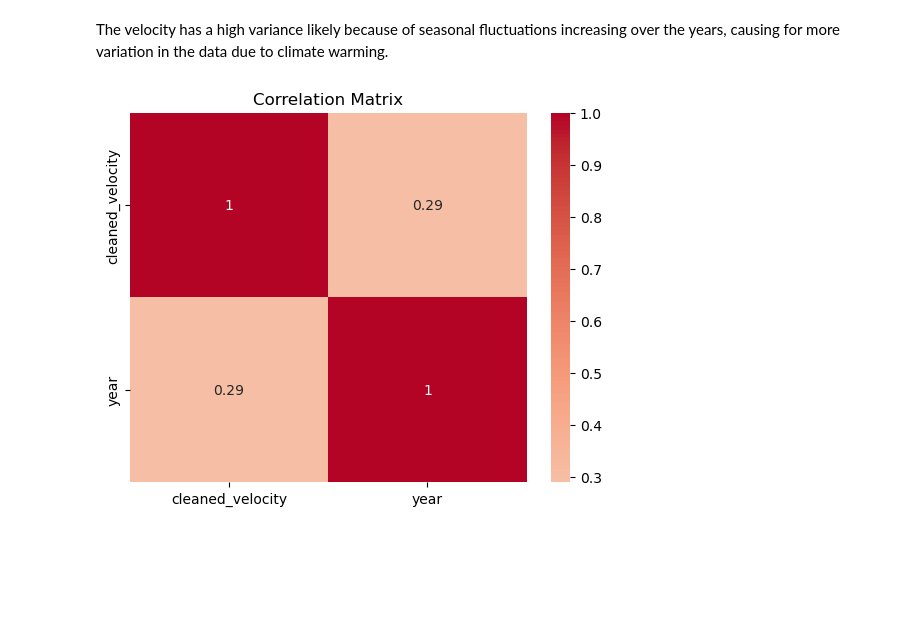
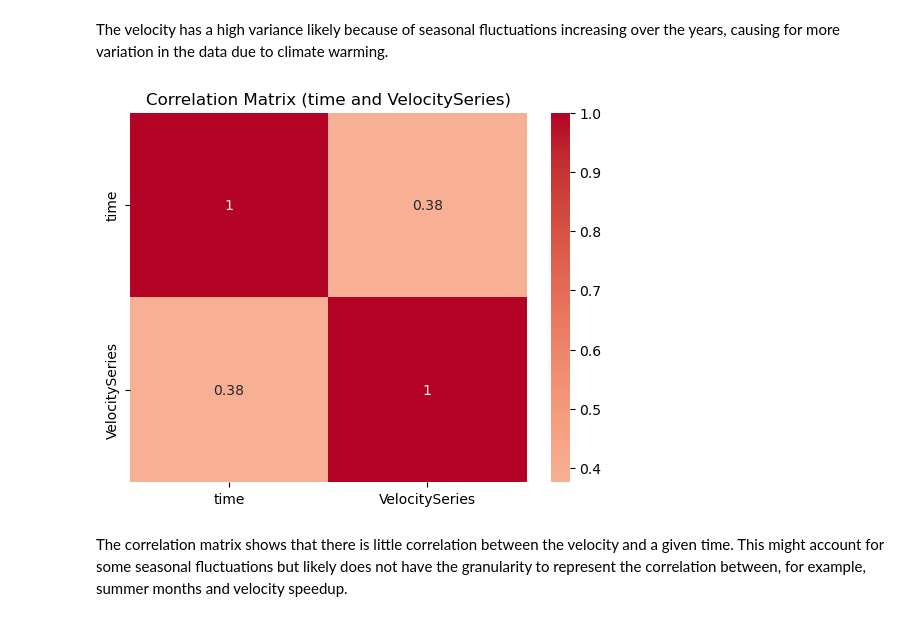
Before and after one commit to cjense/seasonal-icevelocity-prediction, a Jupyter notebook: notebooks/3_calculate_statistics.ipynb, the cells around one changed output. Cells and saved outputs as stored; diff of their text form; code cells hidden in the pictures; blank space fills up the shorter version.

```diff
--- a/notebooks/3_calculate_statistics.ipynb
+++ b/notebooks/3_calculate_statistics.ipynb
@@ -18,7 +13,12 @@ data = xr.open_dataset('../data/clean/Filtered_ZachariaeIsstromVelocitySeries.nc
+# %%
+data = pd.read_csv('../data/clean/Middle_velocity_series_clean.csv')
 # %% [markdown]
 ### Plot histogram of data points
 This plot displays the number of velocity data points for each year in the dataset
 # %%
+# Convert 'time' column to datetime
+data['time'] = pd.to_datetime(data['time'])
+
 # Aggregate the data by year
 data['year'] = data['time'].dt.year
 
@@ -28,4 +28,5 @@ plt.title('Frequency of VelocitySeries Data Points per Year')
 
 # Create a histogram of the data
 plt.hist(data['year'], color='orange', edgecolor='black')
+plt.show()
 # %% [output]
@@ -57,15 +54,14 @@ Variance of Velocity: 2737.358642578125
 # %% [markdown]
 The velocity has a high variance likely because of seasonal fluctuations increasing over the years, causing for more variation in the data due to climate warming.
 # %%
-# Convert xarray Dataset to pandas DataFrame
-df = data.to_dataframe()
+# Calculate the correlation matrix for 'time' and 'VelocitySeries'
+correlation_matrix_filtered = data[['time', 'VelocitySeries']].corr()
 
-# Calculate the correlation matrix
-correlation_matrix = df.corr()
-
-# Plot the correlation matrix
-sns.heatmap(correlation_matrix, annot=True, cmap='coolwarm', center=0)
-plt.title('Correlation Matrix')
+# Plot the filtered correlation matrix
+sns.heatmap(correlation_matrix_filtered, annot=True, cmap='coolwarm', center=0)
+plt.title('Correlation Matrix (time and VelocitySeries)')
 plt.show()
 # %% [output]
-[figure, old version]
+[figure, new version]
+# %% [markdown]
+The correlation matrix shows that there is little correlation between the velocity and a given time. This might account for some seasonal fluctuations but likely does not have the granularity to represent the correlation between, for example, summer months and velocity speedup.
```
Also changed, not shown: parts of 5 cells of this notebook.
